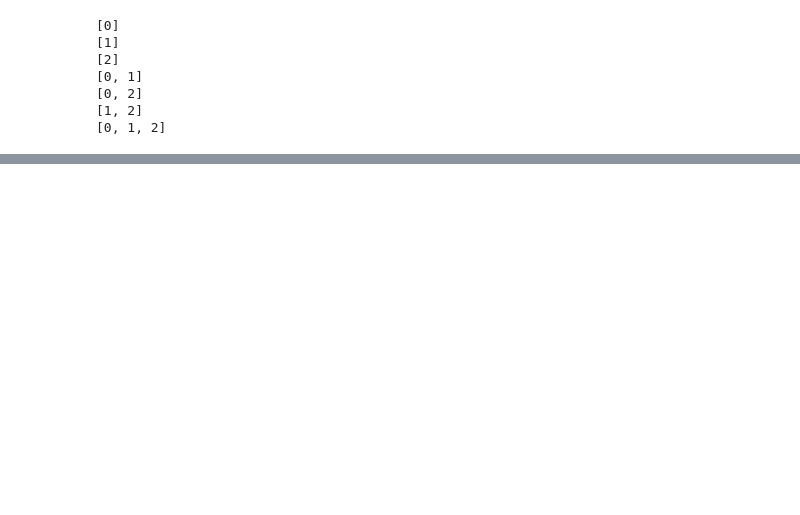
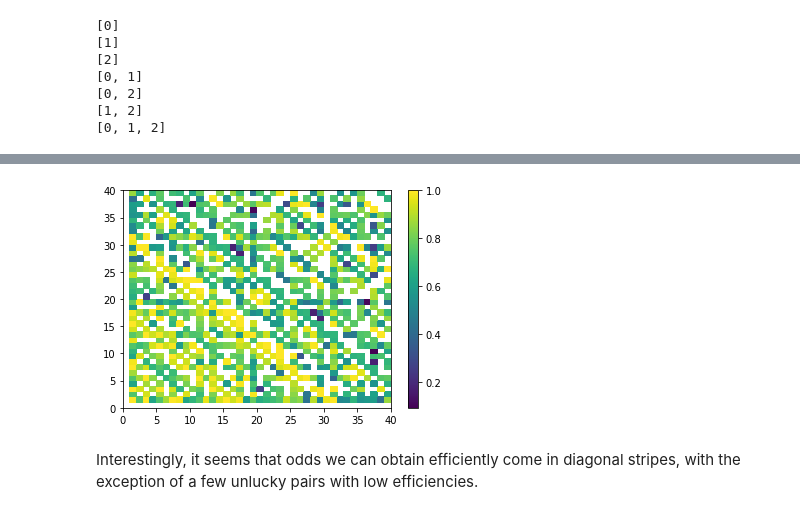
Before and after one commit to AllenDowney/ProbablyOverthinkingIt2, a Jupyter notebook: unfair_coins.ipynb, the cells around one changed output, grey strips where cells are left out. Cells and saved outputs as stored; diff of their text form; code cells hidden in the pictures; blank space fills up the shorter version.

```diff
--- a/unfair_coins.ipynb
+++ b/unfair_coins.ipynb
@@ -143,0 +242,16 @@ for odds in range(1, 11):
+# %%
+zs = np.full((40, 40), np.nan)
+for odds, result in best.items():
+    expected_coins = result[0]
+    efficiency = result[2]
+    try:
+        zs[odds] = efficiency
+    except IndexError:
+        pass
+# %%
+plt.pcolormesh(zs)
+plt.colorbar();
+# %% [output]
+[figure, added]
+# %% [markdown]
+Interestingly, it seems that odds we can obtain efficiently come in diagonal stripes, with the exception of a few unlucky pairs with low efficiencies.
```
Also changed, not shown: parts of 34 cells of this notebook.
